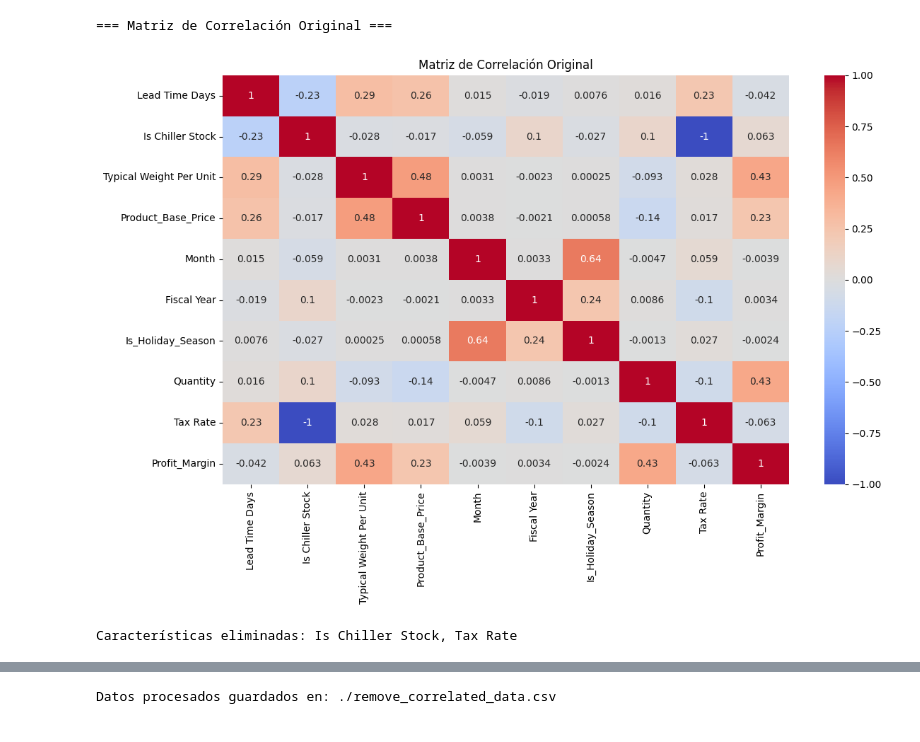
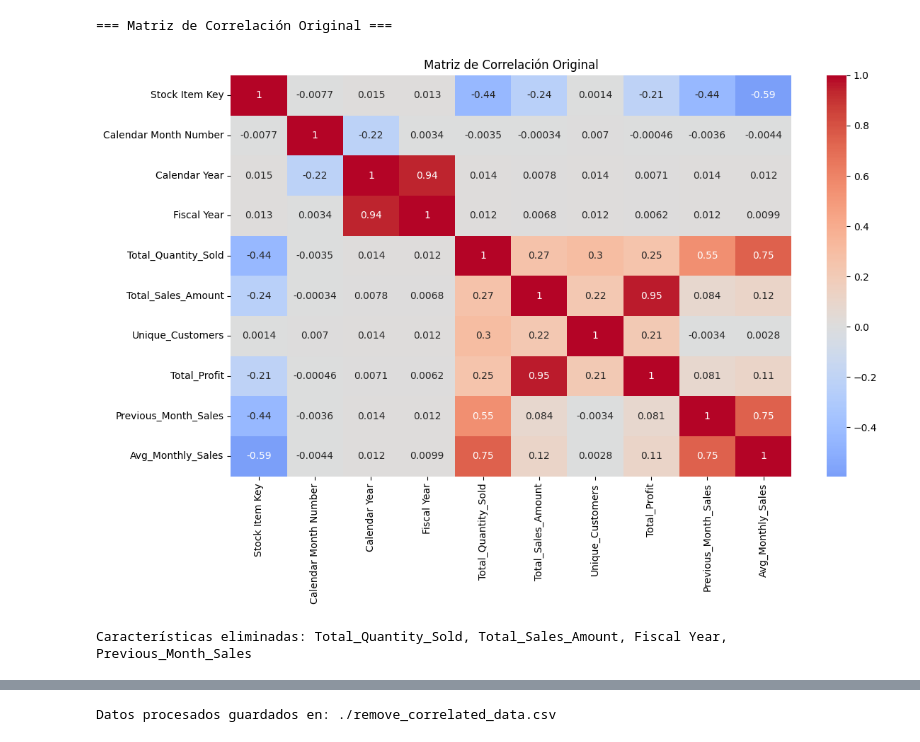
Before and after one commit to scaminom/PROYECT-BI, a Jupyter notebook: feature_selection.ipynb, the cells around one changed output, grey strips where cells are left out. Saved outputs shown, nothing was run; the diff lists cells and outputs as text; code cells hidden in the pictures.

Commit message:
Add producto demanda

```diff
--- a/feature_selection.ipynb
+++ b/feature_selection.ipynb
@@ -1,33 +1,32 @@
 # %%
 import pandas as pd
 import numpy as np
 import matplotlib.pyplot as plt
 import seaborn as sns
-from utils.preprocessing import remove_highly_correlated_features
 
 
 # Mostrar la matriz de correlación original
 print("\n=== Matriz de Correlación Original ===")
-df = pd.read_csv('order_profitability.csv')
+df = pd.read_csv('demanda_producto.csv', delimiter=';')
 numerical_cols = df.select_dtypes(include=[np.number]).columns
 correlation_matrix_original = df[numerical_cols].corr()
 
 plt.figure(figsize=(12, 8))
 sns.heatmap(correlation_matrix_original, annot=True, cmap='coolwarm', center=0)
 plt.title('Matriz de Correlación Original')
 plt.tight_layout()
 plt.show()
 # %% [output]
 === Matriz de Correlación Original ===
-[figure, old version]
+[figure, new version]
 # %%
 # Eliminar características altamente correlacionadas
-features_to_remove = ['Is Chiller Stock', 'Tax Rate']
+features_to_remove = ['Total_Quantity_Sold', 'Total_Sales_Amount','Fiscal Year', 'Previous_Month_Sales' ]
 df_processed = df.drop(columns=features_to_remove)
 
 print(f"\nCaracterísticas eliminadas: {', '.join(features_to_remove)}")
 # %% [output]
-Características eliminadas: Is Chiller Stock, Tax Rate
+Características eliminadas: Total_Quantity_Sold, Total_Sales_Amount, Fiscal Year, Previous_Month_Sales
 # %%
 # Mostrar nueva matriz de correlación
 print("\n=== Matriz de Correlación después de eliminar características ===")
```
Also changed, not shown: parts of 2 cells of this notebook, 22 other files.
